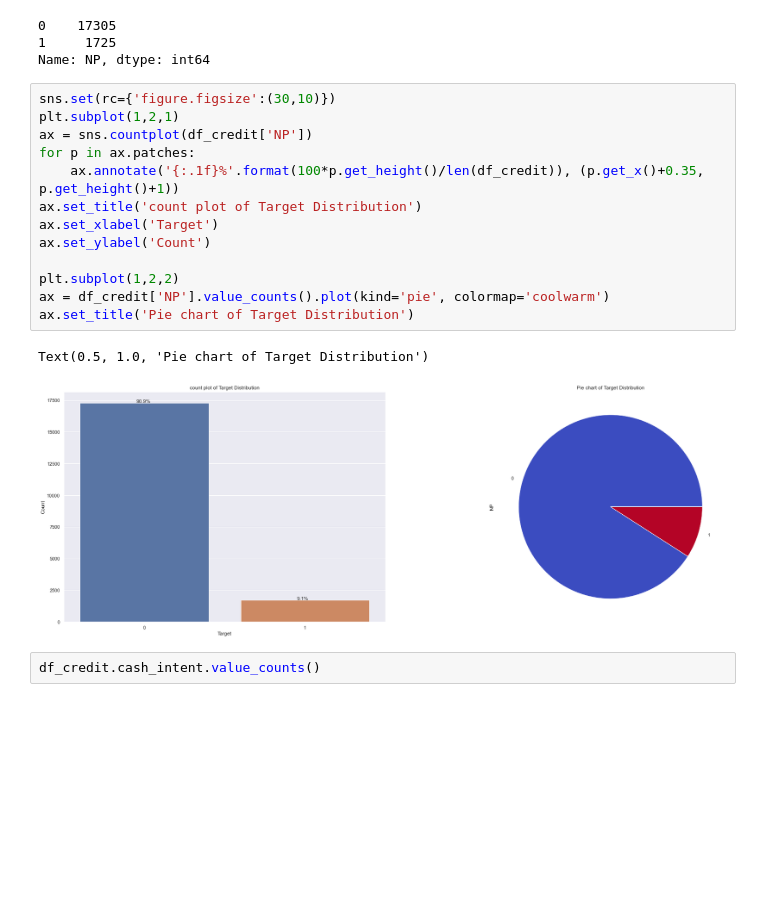
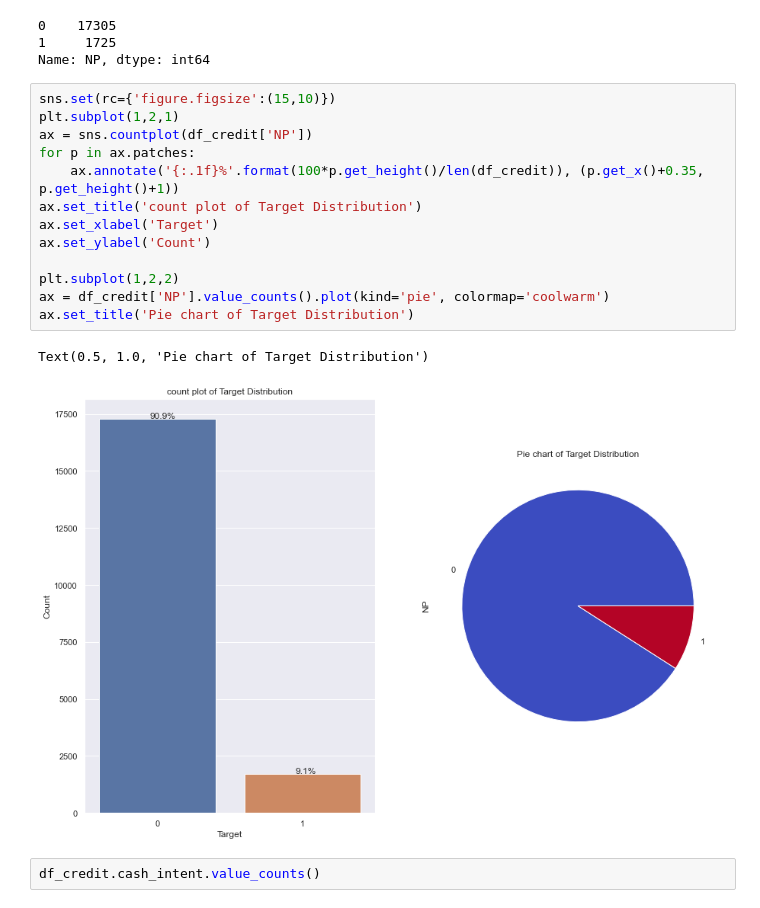
Before and after one commit to madhusanthan/Credit-Fraud-Risk-Model, a Jupyter notebook: EDA.ipynb, the cells around one changed output. Saved outputs shown, nothing was run; the diff lists cells and outputs as text; blank space fills up the shorter version.

```diff
--- a/EDA.ipynb
+++ b/EDA.ipynb
@@ -219,21 +217,21 @@ df_credit.NP.value_counts()
 1     1725
 Name: NP, dtype: int64
 # %%
-sns.set(rc={'figure.figsize':(30,10)})
+sns.set(rc={'figure.figsize':(15,10)})
 plt.subplot(1,2,1)
 ax = sns.countplot(df_credit['NP'])
 for p in ax.patches:
     ax.annotate('{:.1f}%'.format(100*p.get_height()/len(df_credit)), (p.get_x()+0.35, p.get_height()+1))
 ax.set_title('count plot of Target Distribution')
 ax.set_xlabel('Target')
 ax.set_ylabel('Count')
 
 plt.subplot(1,2,2)
 ax = df_credit['NP'].value_counts().plot(kind='pie', colormap='coolwarm')
 ax.set_title('Pie chart of Target Distribution')
 # %% [output]
 Text(0.5, 1.0, 'Pie chart of Target Distribution')
-[figure, old version]
+[figure, new version]
 # %%
 df_credit.cash_intent.value_counts()
 # %% [output]
```
Also changed, not shown: parts of 2 cells of this notebook.
